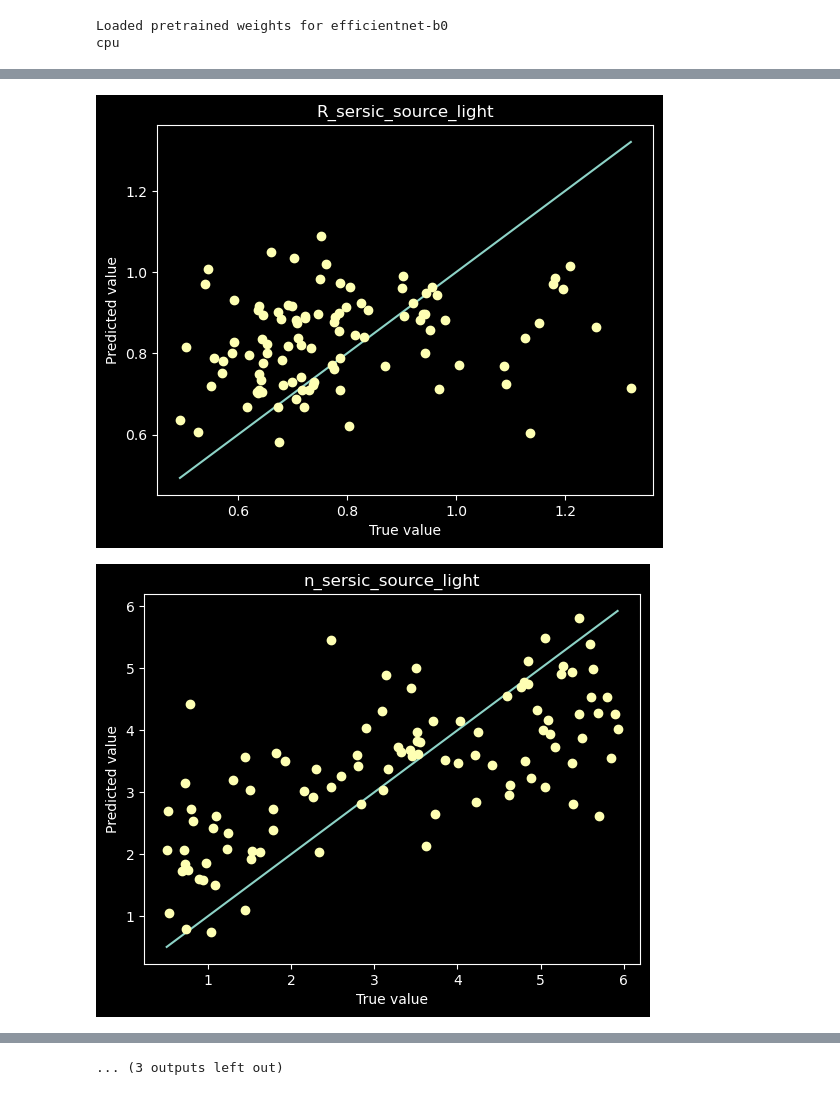
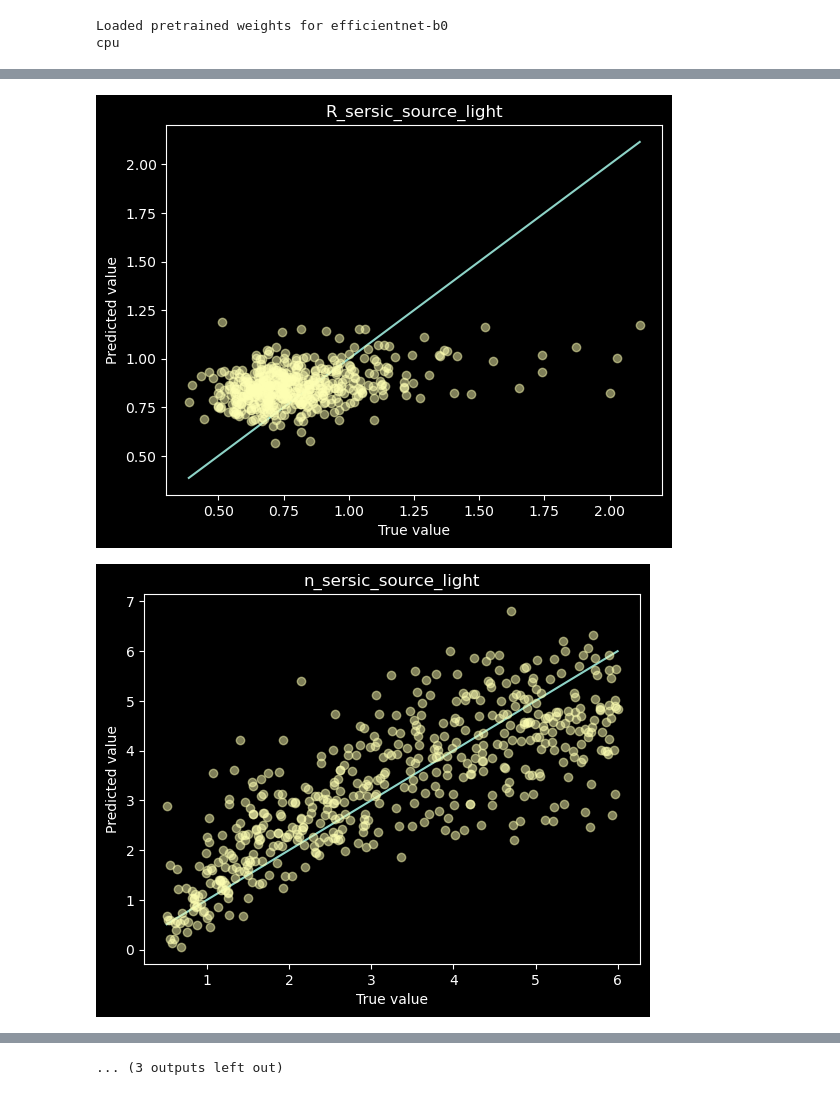
Before and after one commit to JimenaGonzalez/Modeling_strong_lenses, a Jupyter notebook: EfficientNet/EfficientNet.ipynb, the cells around one changed output, grey strips where cells are left out. Cells and saved outputs as stored; diff of their text form; code cells hidden in the pictures.

Commit message:
trained with more data

```diff
--- a/EfficientNet/EfficientNet.ipynb
+++ b/EfficientNet/EfficientNet.ipynb
@@ -161,11 +161,11 @@ else:
     path = '/Users/jimenagonzalez/research/DSPL/Modeling_strong_lenses/simulations/Data/fit_files/' #local
 
 #200
-npos = 1000
+npos = 5000
 num_workers = 0
 num_epochs = 20
 
-hdu_list = fits.open(path + 'simu_7.fits')
+hdu_list = fits.open(path + 'simu_8.fits')
 print(len(hdu_list[1].data))
 idx = random.sample(range(len(hdu_list[1].data)), npos)
 images_dataset  = hdu_list[1].data[idx,:].astype(np.float32)
@@ -499,7 +499,7 @@ for name in true_data.columns:
     plt.xlabel('True value')
     plt.ylabel('Predicted value')
     plt.plot(x, x)
-    plt.plot(true_data[name], predicted_data[name], 'o')
+    plt.plot(true_data[name], predicted_data[name], 'o', alpha = 0.5)
     plt.show()
     j += 1
 # %% [output]
@@ -511,2 +511,2 @@ for name in true_data.columns:
-[figure, old version]
+[figure, new version]
-[figure, old version]
+[figure, new version]
```
Also changed, not shown: parts of 10 cells of this notebook.
